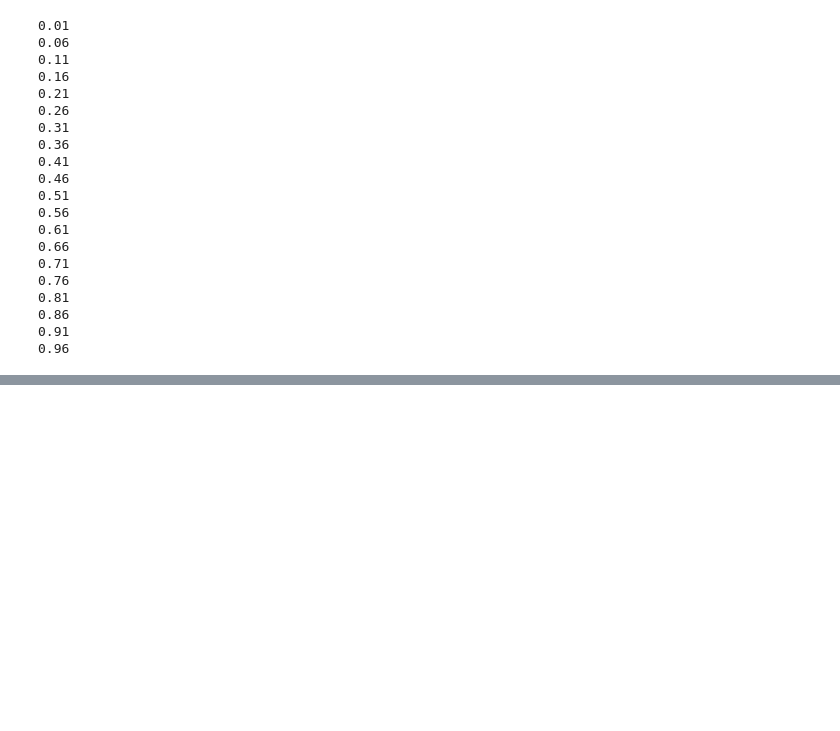
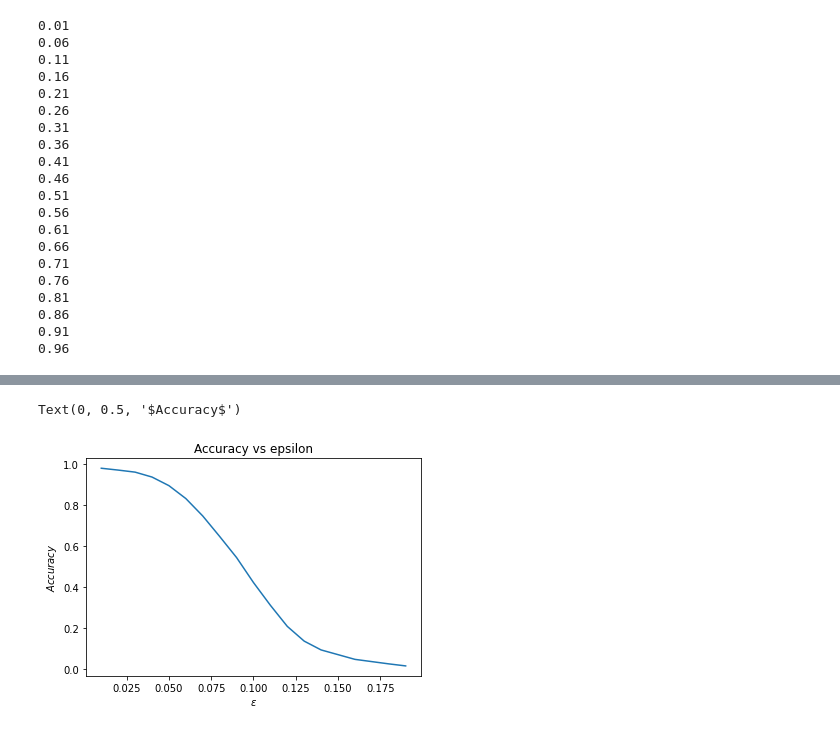
Before and after one commit to armandordorica/ECE1513_A5_Adversarial_training, a Jupyter notebook: ECE1513_A5_V2.ipynb, the cells around one changed output, grey strips where cells are left out. Saved outputs shown, nothing was run; the diff lists cells and outputs as text; code cells hidden in the pictures; blank space fills up the shorter version.

```diff
--- a/ECE1513_A5_V2.ipynb
+++ b/ECE1513_A5_V2.ipynb
@@ -653,0 +679,4 @@ plt.plot([1, 2, 3, 4], [1, 4, 9, 16])
+# %%
+epsilons = np.arange(0.01,0.2,0.01)
+for i in range(0, len(epsilons)):
+  print(epsilons[i])
@@ -653,0 +703,22 @@ plt.plot([1, 2, 3, 4], [1, 4, 9, 16])
+# %%
+accuracies = []
+for i in range(0, len(epsilons)):
+  # print(epsilons[i])
+  perturbed_images = []
+  index = epsilons[i]
+  for j in thousand_indices:
+    perturbed_images.append(perturbe_image(index, j))
+
+  perturbed_images = np.array(perturbed_images)
+  accuracies.append(float(accuracy(params, shape_as_image(perturbed_images, thousand_testing_sevens_labels))))
+# %%
+import matplotlib.pyplot as plt
+%matplotlib inline
+
+plt.plot(epsilons, accuracies)
+plt.title("Accuracy vs epsilon")
+plt.xlabel("$\epsilon$")
+plt.ylabel("$Accuracy$")
+# %% [output]
+Text(0, 0.5, '$Accuracy$')
+[figure, added]
```
Also changed, not shown: parts of 3 cells of this notebook.
